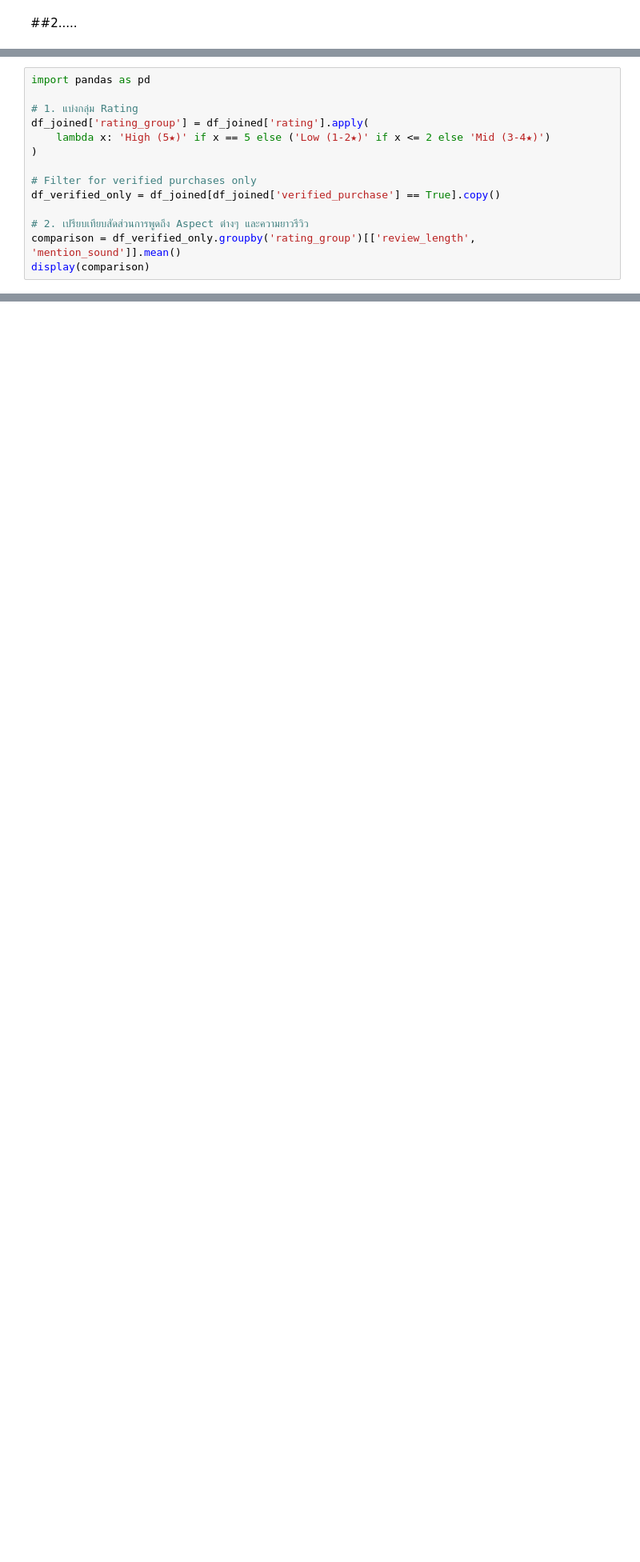
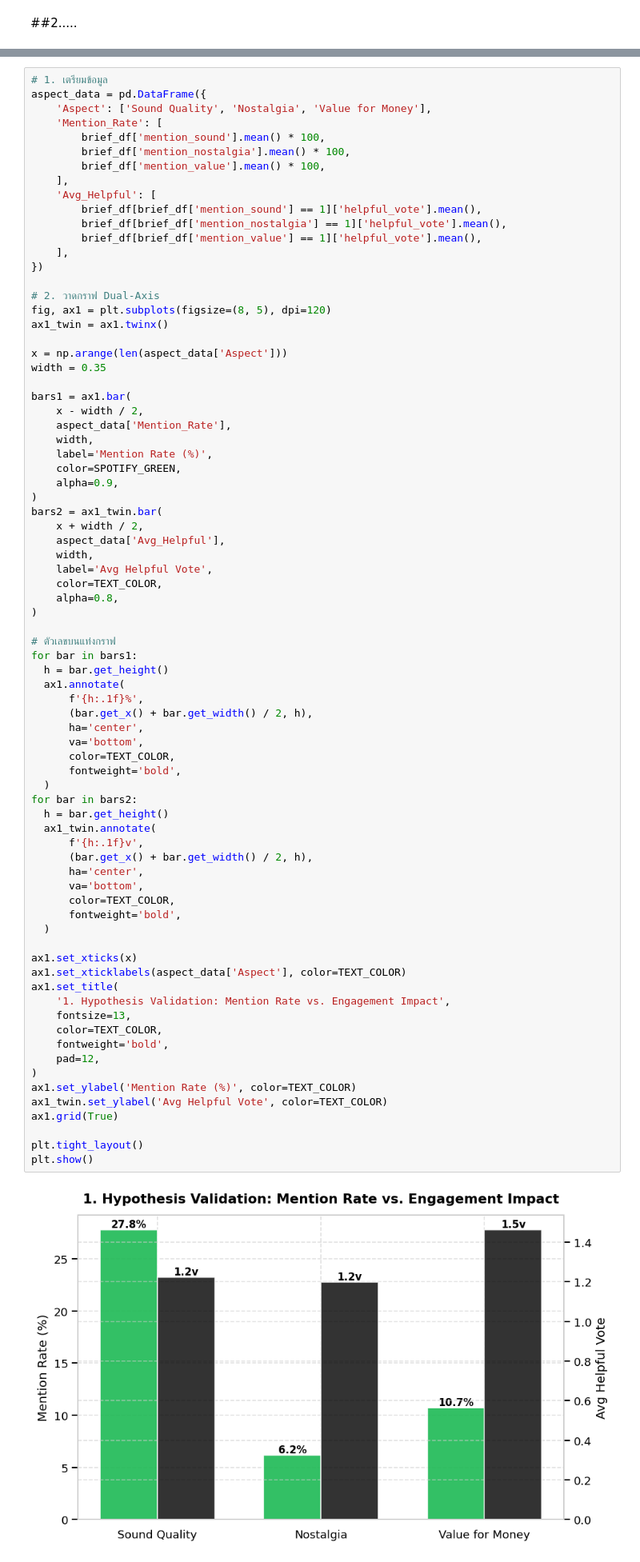
Before and after one commit to audomsak-pypy/Project1-Text_Analytics69, a Jupyter notebook: Project1_Text_Analytics69_Teams.ipynb, the cells around one changed output, grey strips where cells are left out. Shown at 80% size. Drawn from its saved outputs; the diff is of its cells as text; blank space fills up the shorter version.

```diff
--- a/Project1_Text_Analytics69_Teams.ipynb
+++ b/Project1_Text_Analytics69_Teams.ipynb
@@ -1539,14 +1034,0 @@ plt.show()
-# %%
-import pandas as pd
-
-# 1. แบ่งกลุ่ม Rating
-df_joined['rating_group'] = df_joined['rating'].apply(
-    lambda x: 'High (5★)' if x == 5 else ('Low (1-2★)' if x <= 2 else 'Mid (3-4★)')
-)
-
-# Filter for verified purchases only
-df_verified_only = df_joined[df_joined['verified_purchase'] == True].copy()
-
-# 2. เปรียบเทียบสัดส่วนการพูดถึง Aspect ต่างๆ และความยาวรีวิว
-comparison = df_verified_only.groupby('rating_group')[['review_length', 'mention_sound']].mean()
-display(comparison)
@@ -1698,0 +1343,79 @@ Weighted Average Rating: 4.513594344752583
+# %%
+# 1. เตรียมข้อมูล
+aspect_data = pd.DataFrame({
+    'Aspect': ['Sound Quality', 'Nostalgia', 'Value for Money'],
+    'Mention_Rate': [
+        brief_df['mention_sound'].mean() * 100,
+        brief_df['mention_nostalgia'].mean() * 100,
+        brief_df['mention_value'].mean() * 100,
+    ],
+    'Avg_Helpful': [
+        brief_df[brief_df['mention_sound'] == 1]['helpful_vote'].mean(),
+        brief_df[brief_df['mention_nostalgia'] == 1]['helpful_vote'].mean(),
+        brief_df[brief_df['mention_value'] == 1]['helpful_vote'].mean(),
+    ],
+})
+
+# 2. วาดกราฟ Dual-Axis
+fig, ax1 = plt.subplots(figsize=(8, 5), dpi=120)
+ax1_twin = ax1.twinx()
+
+x = np.arange(len(aspect_data['Aspect']))
+width = 0.35
+
+bars1 = ax1.bar(
+    x - width / 2,
+    aspect_data['Mention_Rate'],
+    width,
+    label='Mention Rate (%)',
+    color=SPOTIFY_GREEN,
+    alpha=0.9,
+)
+bars2 = ax1_twin.bar(
+    x + width / 2,
+    aspect_data['Avg_Helpful'],
+    width,
+    label='Avg Helpful Vote',
+    color=TEXT_COLOR,
+    alpha=0.8,
+)
+
+# ตัวเลขบนแท่งกราฟ
+for bar in bars1:
+  h = bar.get_height()
+  ax1.annotate(
+      f'{h:.1f}%',
+      (bar.get_x() + bar.get_width() / 2, h),
+      ha='center',
+      va='bottom',
+      color=TEXT_COLOR,
+      fontweight='bold',
+  )
+for bar in bars2:
+  h = bar.get_height()
+  ax1_twin.annotate(
+      f'{h:.1f}v',
+      (bar.get_x() + bar.get_width() / 2, h),
+      ha='center',
+      va='bottom',
+      color=TEXT_COLOR,
+      fontweight='bold',
+  )
+
+ax1.set_xticks(x)
+ax1.set_xticklabels(aspect_data['Aspect'], color=TEXT_COLOR)
+ax1.set_title(
+    '1. Hypothesis Validation: Mention Rate vs. Engagement Impact',
+    fontsize=13,
+    color=TEXT_COLOR,
+    fontweight='bold',
+    pad=12,
+)
+ax1.set_ylabel('Mention Rate (%)', color=TEXT_COLOR)
+ax1_twin.set_ylabel('Avg Helpful Vote', color=TEXT_COLOR)
+ax1.grid(True)
+
+plt.tight_layout()
+plt.show()
+# %% [output]
+[figure, added]
```
Also changed, not shown: parts of 44 cells of this notebook.
